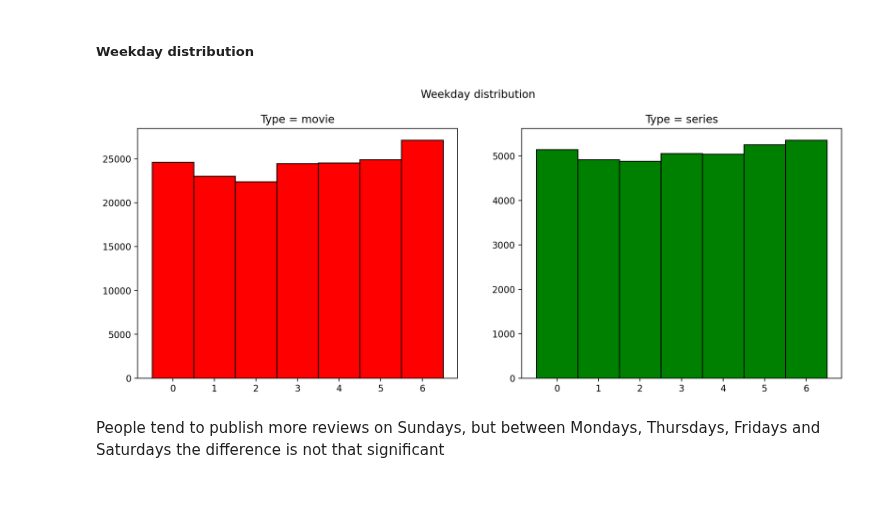
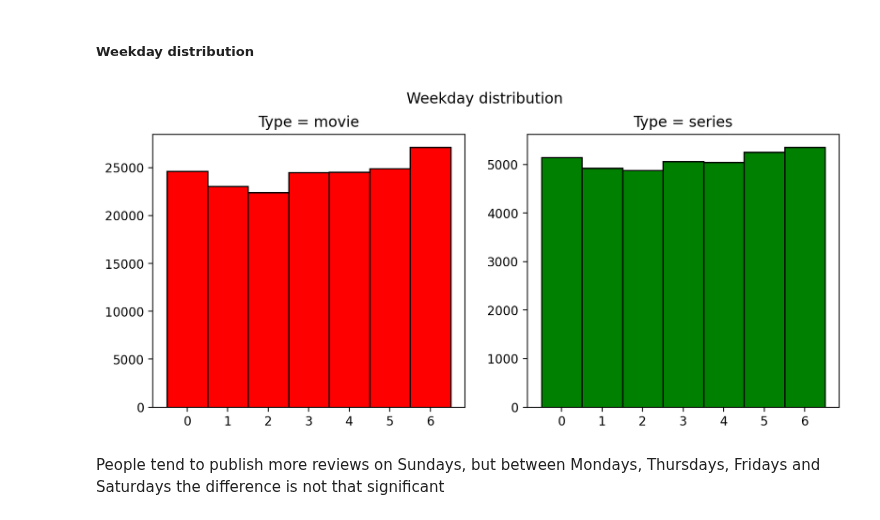
Before and after one commit to Extremesarova/shows_analysis, a Jupyter notebook: shows_analysis/notebooks/4_datasets_eda/reviews_eda.ipynb, the cells around one changed output. Saved outputs shown, nothing was run; the diff lists cells and outputs as text; code cells hidden in the pictures; blank space fills up the shorter version.

```diff
--- a/shows_analysis/notebooks/4_datasets_eda/reviews_eda.ipynb
+++ b/shows_analysis/notebooks/4_datasets_eda/reviews_eda.ipynb
@@ -41,8 +50,9 @@ def plot_dt_per_type(
     column: str,
     title: str,
     bins: int = 24,
+    figsize: Tuple[int] = (14, 4),
 ):
-    f, ax = plt.subplots(1, 2, figsize=(14, 5))
+    f, ax = plt.subplots(1, 2, figsize=figsize)
 
     dataframe[dataframe["type"] == "movie"][column].hist(
         ax=ax[0], edgecolor="black", color="red", bins=np.arange(bins + 1) - 0.5
@@ -214,10 +239,14 @@ Let's think that we have dates and times, which were actual for the people when
 ##### Weekday distribution
 # %%
 plot_dt_per_type(
-    dataframe=reviews, column="weekday", title="Weekday distribution", bins=7
+    dataframe=reviews,
+    column="weekday",
+    title="Weekday distribution",
+    bins=7,
+    figsize=(10, 4),
 )
 # %% [output]
-[figure, old version]
+[figure, new version]
 # %% [markdown]
 People tend to publish more reviews on Sundays, but between Mondays, Thursdays, Fridays and Saturdays the difference is not that significant
 # %% [markdown]
```
Also changed, not shown: parts of 42 cells of this notebook.
